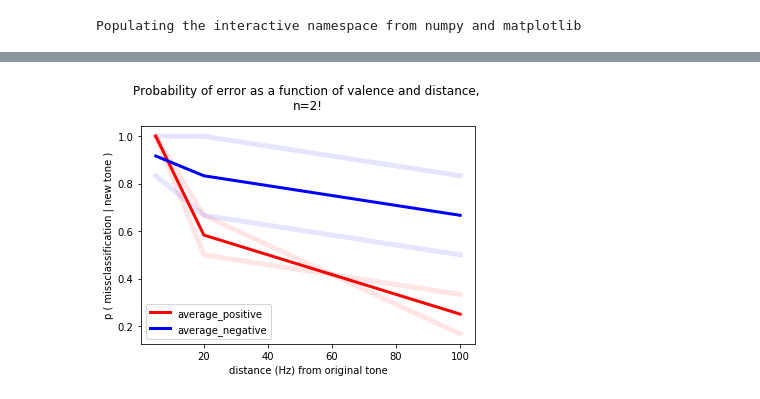
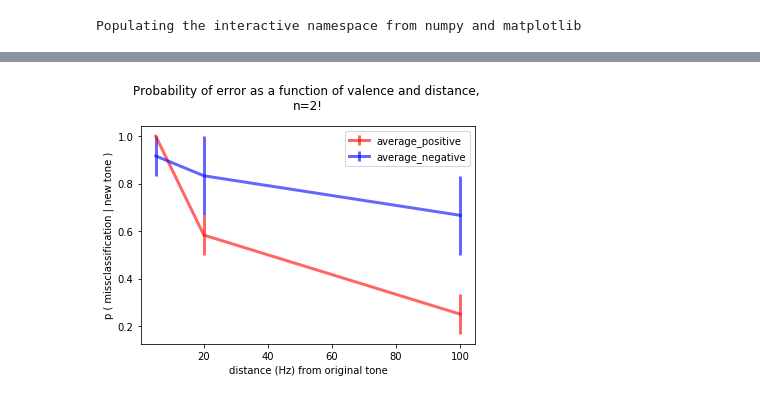
Before and after one commit to tzler/perception_affect_memory, a Jupyter notebook: experiment/pilot_analysis.ipynb, the cells around one changed output, grey strips where cells are left out. Saved outputs shown, nothing was run; the diff lists cells and outputs as text; code cells hidden in the pictures.

```diff
--- a/experiment/pilot_analysis.ipynb
+++ b/experiment/pilot_analysis.ipynb
@@ -35,9 +34 @@ for i_worker in all_workers:
-# %%
-ignore = ['trial_index',
-          'time_elapsed',
-          'stimulus',
-          'correct_response',
-          'internal_node_id',
-          'key_press',
-          'trial_type']
 # %%
@@ -96,0 +65,7 @@ title("but something is strange when we include the original tones ... ", y=1.05
+# %%
+collection = connect_to_database()
+worker_ids = identify_workers(collection)
+trial_data = extract_data(worker_ids)
+# %%
+generalization_data = trial_data[trial_data.stage=='generalization']
+generalization_data = generalization_data[generalization_data.valence!='control']
@@ -97,33 +93,34 @@ title("but something is strange when we include the original tones ... ", y=1.05
 # %%
-tones =  [i for i in np.sort(gen_data.distance.unique())  if i != 0]
+tones =  [i for i in np.sort(generalization_data.distance.unique()) if i != 0 ]
 valences = ['positive', 'negative']
 generalization_curves = {j:{i:[] for i in tones} for j in valences}
 colores = {'positive':'red', 'negative':'blue'}
 
 need_legend = 1
-for i_subject in complete:
+for i_subject in worker_ids:
 
-    one_subject = subject_trial_data[subject_trial_data.subject == i_subject]
-    gen_data = one_subject[(one_subject.stage == 'generalization') * (one_subject.valence != 'control')]
-    gen_data.distance = np.abs(gen_data.distance)
+    gen_data = generalization_data[generalization_data.subject==i_subject]
 
-    for i_valence in gen_data.valence.unique():
+    for i_valence in valences:
 
         generalization_curve = []
         for i_tone in tones:
 
-            conditions = (gen_data.valence == i_valence) * (gen_data.distance == i_tone)
+            conditions = (gen_data.valence == i_valence) & (gen_data.distance == i_tone)
             generalization_curve.append(1-gen_data[conditions].correct.mean())
             generalization_curves[i_valence][i_tone].append(1-gen_data[conditions].correct.mean())
 
-        plot(tones, generalization_curve,  color=colores[i_valence], linewidth=5, alpha=.1)
+        #plot(tones, generalization_curve,  color=colores[i_valence], linewidth=2, alpha=.1)
 
 for i_valence in valences:
-    plot(tones, [mean(generalization_curves[i_valence][i]) for i in tones],
-         color=colores[i_valence], linewidth=3, label='average_%s'%i_valence)
+    errorbar(tones,
+             [mean(generalization_curves[i_valence][i]) for i in tones],
+             yerr=[std(generalization_curves[i_valence][i]) for i in tones],
+             color=colores[i_valence], linewidth=3, label='average_%s'%i_valence,
+             alpha=.6)
 legend()
 ylabel('p ( missclassification | new tone )')
 xlabel('distance (Hz) from original tone');
 title('Probability of error as a function of valence and distance, \nn=2!', y=1.05);
 # %% [output]
-[figure, old version]
+[figure, new version]
```
Also changed, not shown: parts of 16 cells of this notebook, 1 other file.
